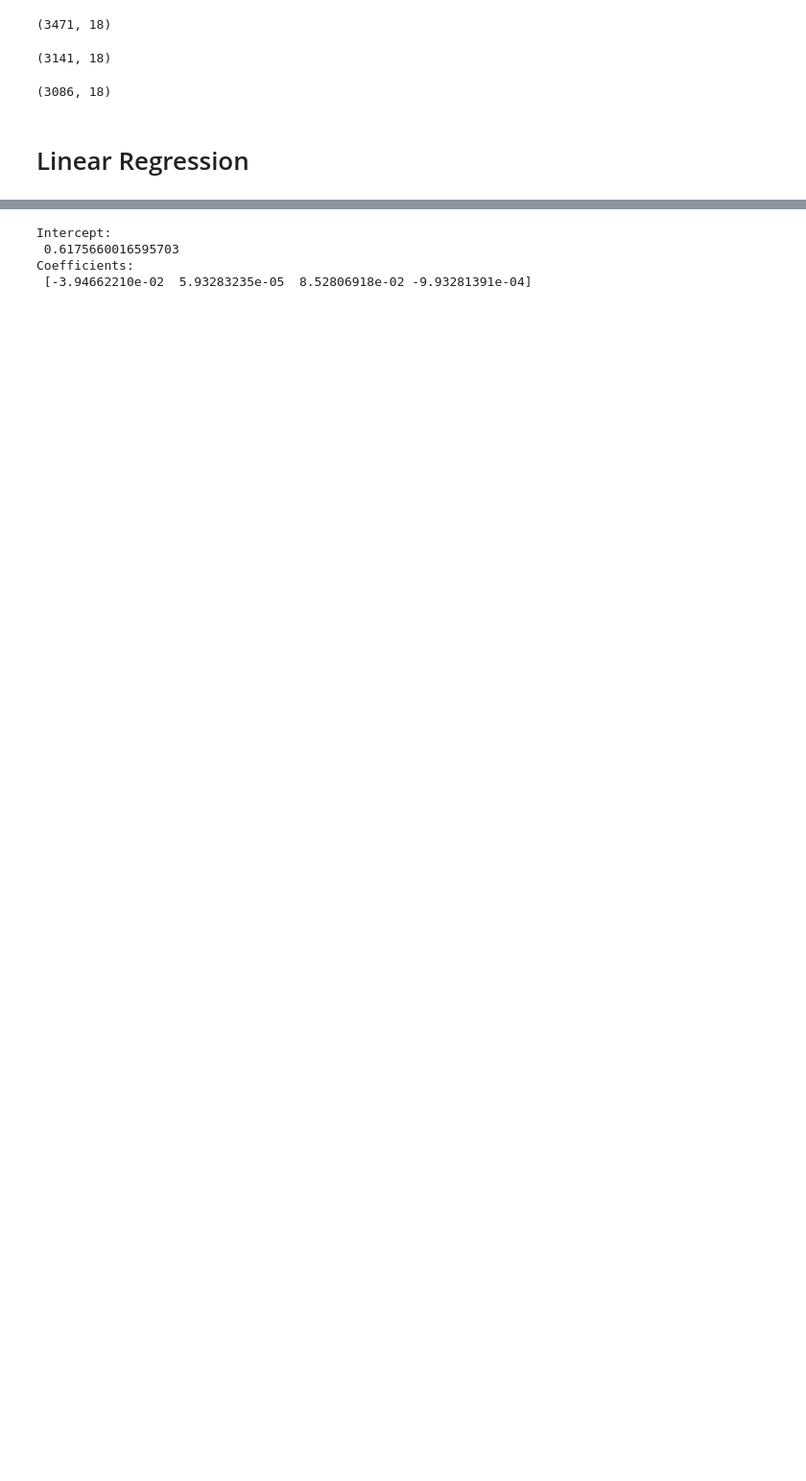
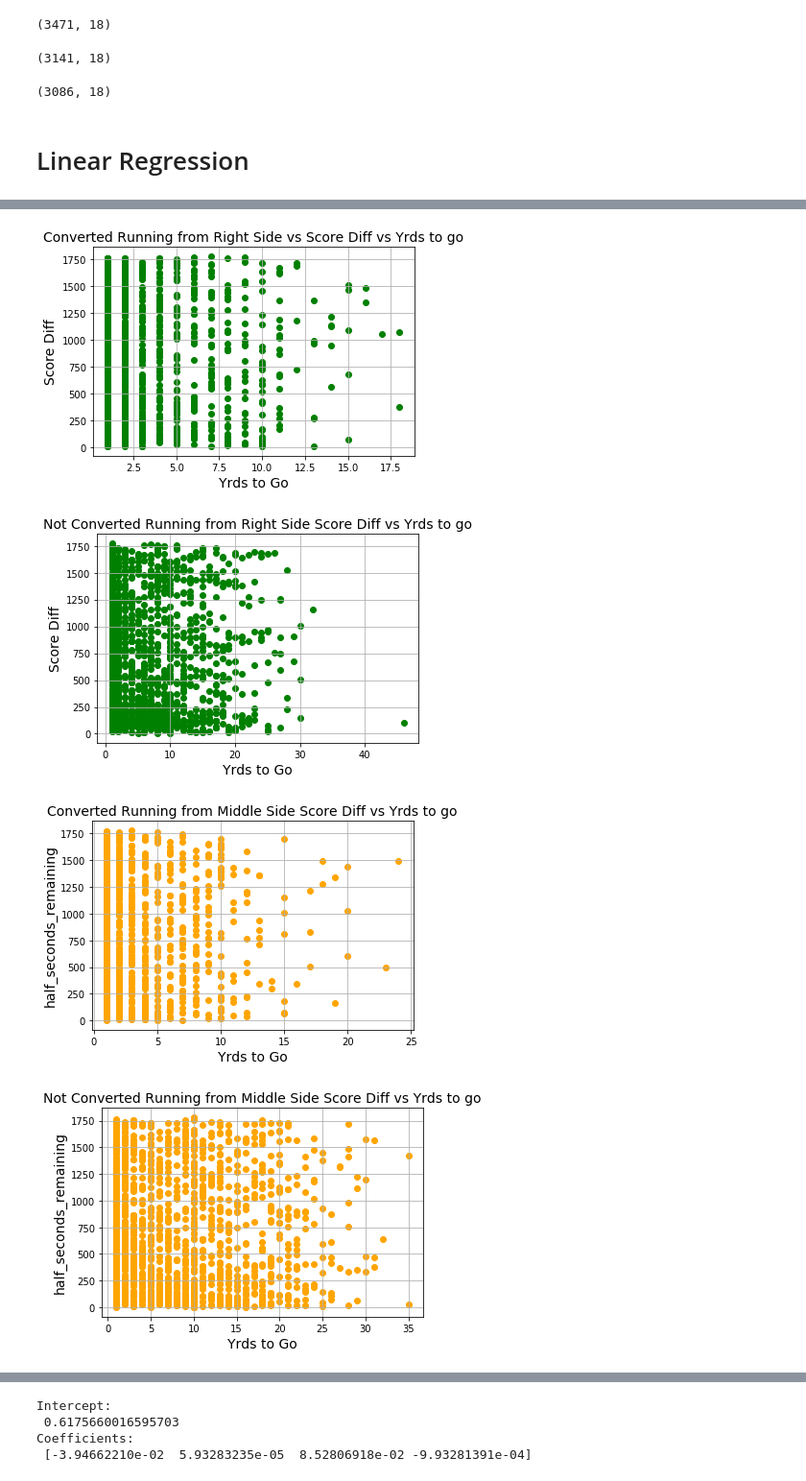
Before and after one commit to juliasweet/Final_Project, a Jupyter notebook: Run_lineal_Reg.ipynb, the cells around one changed output, grey strips where cells are left out. Shown at 96% size. Cells and saved outputs as stored; diff of their text form; code cells hidden in the pictures; blank space fills up the shorter version.

```diff
--- a/Run_lineal_Reg.ipynb
+++ b/Run_lineal_Reg.ipynb
@@ -98,0 +197,59 @@ Run_Left.shape
+# %%
+#Scatter from Run_Right side vs half_seconds_remaining and yrds to go VS third_down converted
+Run_Right_Converted = Run_Right.loc[Run_Right['third_down_converted'] == 1]
+plt.scatter(Run_Right_Converted['ydstogo'], Run_Right_Converted['half_seconds_remaining'], color='green')
+plt.title('Converted Running from Right Side vs Score Diff vs Yrds to go', fontsize=14)
+plt.xlabel('Yrds to Go', fontsize=14)
+plt.ylabel('Score Diff', fontsize=14)
+plt.grid(True)
+plt.show()
+
+#Scatter from Run_Right side vs half_seconds_remaining and yrds to go VS third_down not converted
+Run_Right_NotConverted = Run_Right.loc[Run_Right['third_down_converted'] == 0]
+plt.scatter(Run_Right_NotConverted['ydstogo'], Run_Right_NotConverted['half_seconds_remaining'], color='green')
+plt.title('Not Converted Running from Right Side Score Diff vs Yrds to go', fontsize=14)
+plt.xlabel('Yrds to Go', fontsize=14)
+plt.ylabel('Score Diff', fontsize=14)
+plt.grid(True)
+plt.show()
+
+#Scatter from Run_Middle side vs half_seconds_remaining and yrds to go VS third_down converted
+Run_Middle_Converted = Run_Middle.loc[Run_Middle['third_down_converted'] == 1]
+plt.scatter(Run_Middle_Converted['ydstogo'], Run_Middle_Converted['half_seconds_remaining'], color='orange')
+plt.title('Converted Running from Middle Side Score Diff vs Yrds to go', fontsize=14)
+plt.xlabel('Yrds to Go', fontsize=14)
+plt.ylabel('half_seconds_remaining', fontsize=14)
+plt.grid(True)
+plt.show()
+
+#Scatter from Run_Middle side vs half_seconds_remaining and yrds to go VS third_down not converted
+Run_Middle_NotConverted = Run_Middle.loc[Run_Middle['third_down_converted'] == 0]
+plt.scatter(Run_Middle_NotConverted ['ydstogo'], Run_Middle_NotConverted ['half_seconds_remaining'], color='orange')
+plt.title('Not Converted Running from Middle Side Score Diff vs Yrds to go', fontsize=14)
+plt.xlabel('Yrds to Go', fontsize=14)
+plt.ylabel('half_seconds_remaining', fontsize=14)
+plt.grid(True)
+plt.show()
+
+#Scatter from Run_Left side on Shotgun and yrds to go VS third_down converted
+Run_Left_Converted = Run_Left.loc[Run_Left['third_down_converted'] == 1]
+plt.scatter(Run_Left_Converted['ydstogo'], Run_Left_Converted['half_seconds_remaining'], color='blue')
+plt.title('Converted Running from Left Side Score Diff vs Yrds to go', fontsize=14)
+plt.xlabel('Yrds to Go', fontsize=14)
+plt.ylabel('half_seconds_remaining', fontsize=14)
+plt.grid(True)
+plt.show()
+
+#Scatter from Run_Left side vs half_seconds_remaining and yrds to go VS third_down not converted
+Run_Left_NotConverted = Run_Left.loc[Run_Left['third_down_converted'] == 0]
+plt.scatter(Run_Left_NotConverted ['ydstogo'], Run_Left_NotConverted ['half_seconds_remaining'], color='blue')
+plt.title('Not Converted Running from Left Side Score Diff vs Yrds to go', fontsize=14)
+plt.xlabel('Yrds to Go', fontsize=14)
+plt.ylabel('half_seconds_remaining', fontsize=14)
+plt.grid(True)
+plt.show()
+# %% [output]
+[figure, added]
+[figure, added]
+[figure, added]
+[figure, added]
```
Also changed, not shown: parts of 14 cells of this notebook.
